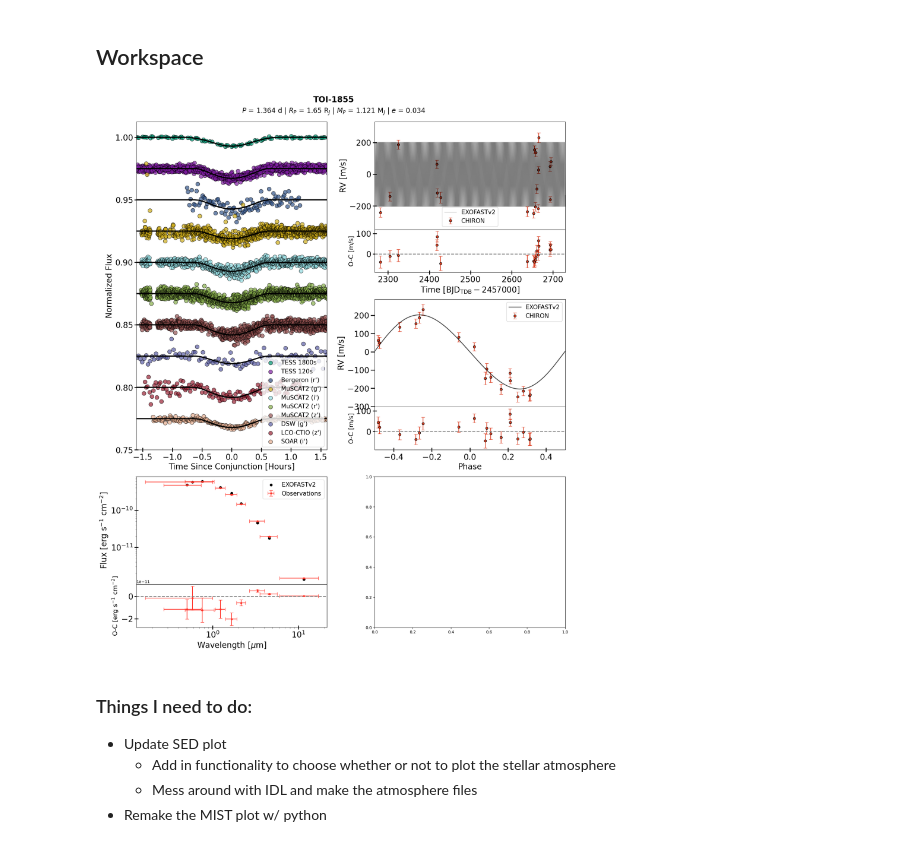
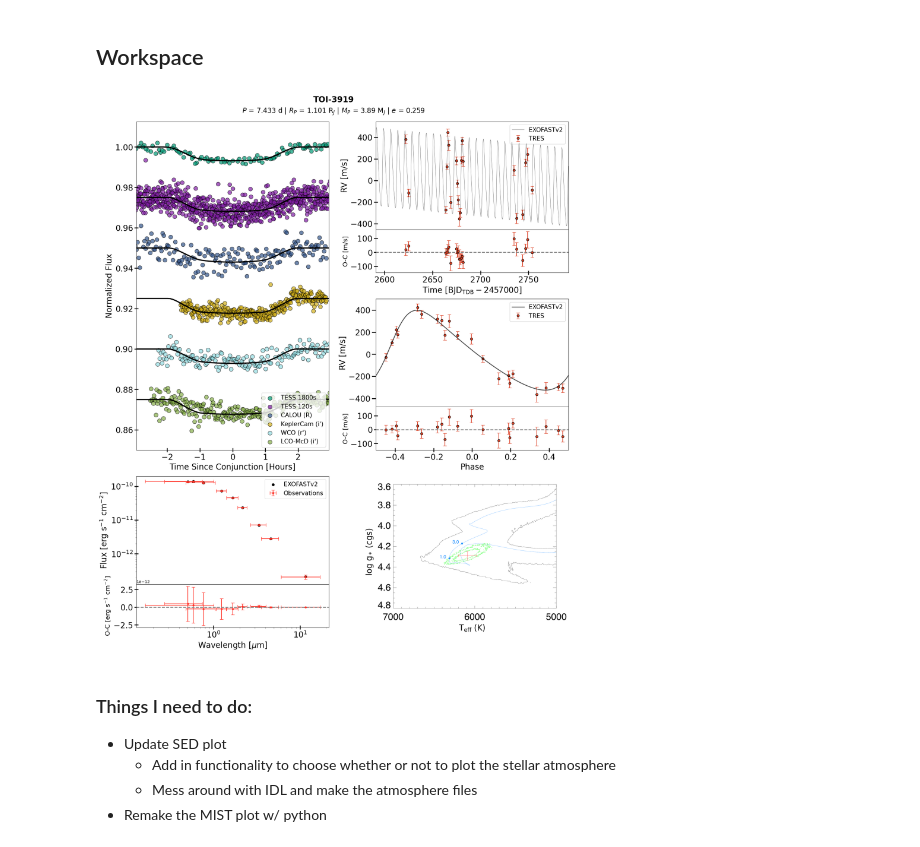
Before and after one commit to jackschulte/system_figure_pipeline, a Jupyter notebook: singleplanetpanel.ipynb, the cells around one changed output. Drawn from its saved outputs; the diff is of its cells as text; code cells hidden in the pictures.

```diff
--- a/singleplanetpanel.ipynb
+++ b/singleplanetpanel.ipynb
@@ -58,7 +58,9 @@ def gen1pagefig(object_name, lcnames, rvnames, path = 'data/', file_prefix = '.M
             TESS_exptimes.append(str([int(s) for s in x.split() if s.isdigit()][0]))
     TESS_exptimes = [exptime for i, exptime in enumerate(TESS_exptimes) if exptime not in TESS_exptimes[:i]] # removing duplicates
 
+    ####################
     # LOADING IN DATA
+    ####################
 
     # loading median file
     median = pd.read_csv(f'{path}{object_name}{file_prefix}median.csv')
@@ -79,7 +81,7 @@ def gen1pagefig(object_name, lcnames, rvnames, path = 'data/', file_prefix = '.M
         slope_best = 0
     period_best = mcmcss.planet[0].period[0].best[0] * u.day
     epoch_best = mcmcss.planet[0].tc[0].best[0] * u.day
-    rvepoch_best = mcmcss.rvepoch[0] # for some reason the best-fit rv epoch isn't labeled as such
+    rvepoch_best = mcmcss.rvepoch[0]
     t14_best = mcmcss.planet[0].t14[0].best[0] * u.day
     t14_best = (t14_best.to(u.hr)).value
 
@@ -159,7 +161,9 @@ def gen1pagefig(object_name, lcnames, rvnames, path = 'data/', file_prefix = '.M
     sed_cols = ['filtername', 'wavelength', 'model_flux', 'measured_flux', 'upper_error', 'lower_error', 'residual']
     sed_residuals = pd.read_csv(f'{path}{object_name}{file_prefix}mcmc.sed.residuals.txt', sep='\s+', skiprows=1, header=None, names = sed_cols)
 
+    ####################
     # MANIPULATING DATA
+    ####################
 
     # Generating lightcurves for the TESS data
     dic_TESS_1800 = {'time': detrended_TESS_1800.time, 'flux': detrended_TESS_1800.flux + residuals_TESS_1800.residuals + 1}
@@ -230,7 +234,9 @@ def gen1pagefig(object_name, lcnames, rvnames, path = 'data/', file_prefix = '.M
     Weff = np.array([4203.61, 2333.06, 2842.11, 1624.32, 2509.40, 2618.87, 6626.42, 10422.66, 55055.23]) * u.AA
     Weff = (Weff.to(u.micron)).value
 
+    ####################
     # PLOTTING
+    ####################
 
     # defining a list of colors to choose from when plotting. Feel free to change or add more!
     colors = ['#009B77', '#821EA6', '#34568B', '#D1AF19', '#95DEE3', '#88B04B', '#955251', '#5B5EA6', '#9B2335', '#E6AF91', '#D65076', '#422C7A', '#DD4124']
@@ -401,7 +407,7 @@ def gen1pagefig(object_name, lcnames, rvnames, path = 'data/', file_prefix = '.M
         ax5.imshow(mist[0])
 
         ax5.set_xlim(100, 1470)
-        ax5.set_ylim(1000, 20)
+        ax5.set_ylim(1000, 0)
         ax5.set_xlabel(r'T$_{\rm eff}$ (K)', fontsize = 20)
         ax5.set_ylabel('log g$_*$ (cgs)', fontsize = 20)
 
@@ -424,21 +430,22 @@ def gen1pagefig(object_name, lcnames, rvnames, path = 'data/', file_prefix = '.M
 # %%
 # Lightcurve file names for Cargo 3 targets
 lcnames_1855 = ['TESS 1800', 'Bergeron (r\')', 'MuSCAT2 (g\')', 'MuSCAT2 (i\')', 'MuSCAT2 (r\')', 'MuSCAT2 (z\')', 'DSW (g\')', 'LCO-CTIO (z\')', 'TESS 120', 'SOAR (i\')']
 lcnames_2107 = ['TESS 1800', 'LCO-SSO (i\')', 'TESS 600', 'LCO-SAAO (g\')', 'LCO-SAAO (z\')', 'TRAPPIST-South (B)']
 lcnames_2368 = ['TESS 1800', 'TESS 1800', 'El Sauce (R)', 'Hwd (R)', 'TESS 600', 'LCO-SSO (g\')', 'LCO-SSO (i\')', 'TESS 600', 'SOAR (i\')', 'TESS 120', \
     'TESS 120', 'LCO-CTIO 27s (i\')', 'LCO-CTIO 40s (i\')']
 lcnames_3129 = ['TESS 1800', 'TESS 600', 'Brierfield (R)', 'LCO-CTIO (i\')', 'SOAR (i\')']
+lcnames_3919 = ['TESS 1800', 'TESS 1800', 'CALOU (R)', 'TESS 120', 'TESS 120', 'KeplerCam (i\')', 'WCO (r\')', 'LCO-McD (i\')']
 lcnames_5301 = ['TESS 1800', 'TESS 600', 'TESS 600', 'KeplerCam (i\')']
 
 # RV instruments
 rvnames_2107 = ['CHIRON (fiber)', 'CHIRON (slicer)']
 
 # Running the pipeline
-object_name = 'TOI-1855'
-rvnames = ['CHIRON']
-gen1pagefig(object_name, lcnames_1855, rvnames)
+object_name = 'TOI-3919'
+rvnames = ['TRES']
+gen1pagefig(object_name, lcnames_3919, rvnames, external_MIST=True)
 # %% [output]
-[figure, old version]
+[figure, new version]
 # %% [markdown]
 ### Things I need to do:
 - Update SED plot
```
